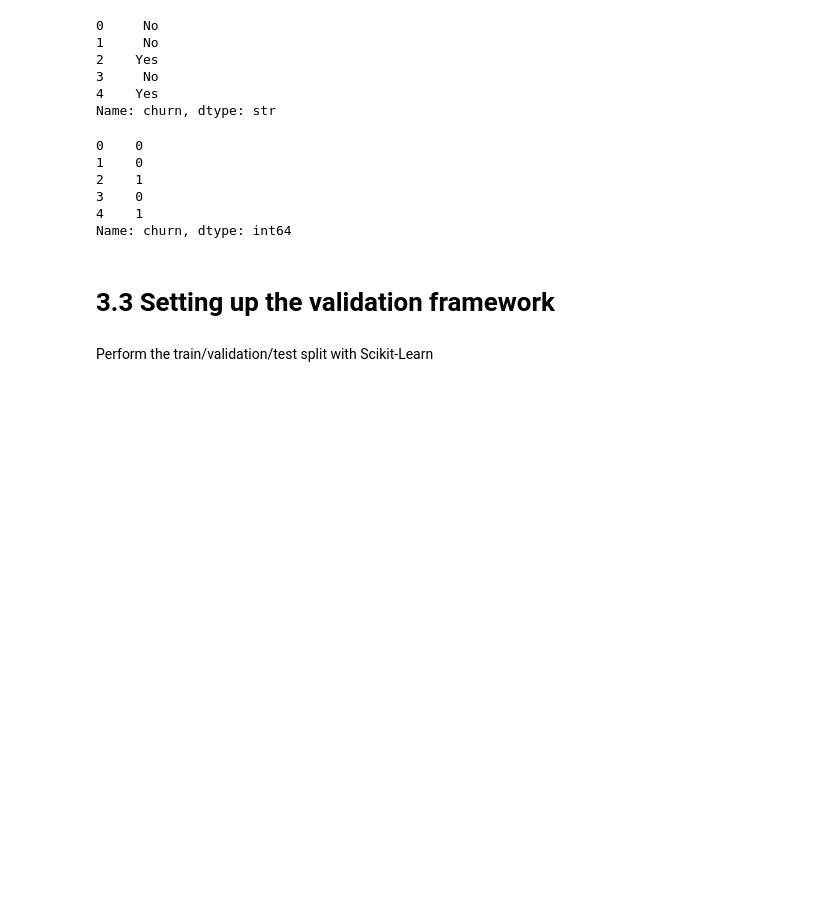
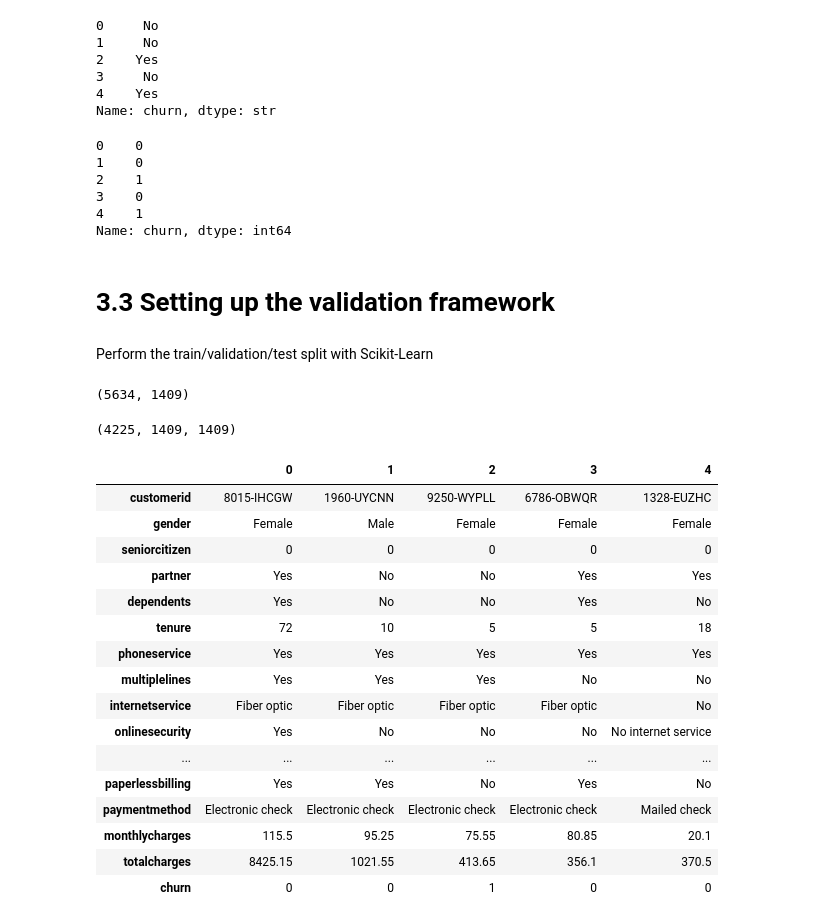
Before and after one commit to mireillehaddad/Machine-Learning, a Jupyter notebook: 03-Classification/churn-classification.ipynb, the cells around one changed output. Drawn from its saved outputs; the diff is of its cells as text; code cells hidden in the pictures; blank space fills up the shorter version.

```diff
--- a/03-Classification/churn-classification.ipynb
+++ b/03-Classification/churn-classification.ipynb
@@ -131,0 +134,16 @@ Perform the train/validation/test split with Scikit-Learn
+# %%
+df_full_train, df_test = train_test_split(df, test_size=0.2, random_state=1)
+# %%
+len(df_full_train), len(df_test)
+# %% [output]
+(5634, 1409)
+# %%
+df_train, df_val = train_test_split(df_full_train, test_size=0.25, random_state=1)
+# %%
+len(df_train), len(df_val), len(df_test)
+# %% [output]
+(4225, 1409, 1409)
+# %%
+df_train = df_train.reset_index(drop=True)
+df_val = df_val.reset_index(drop=True)
+df_test = df_test.reset_index(drop=True)
@@ -131,0 +154,20 @@ Perform the train/validation/test split with Scikit-Learn
+# %%
+df_train.head().T
+# %% [output]
+|  | 0 | 1 | 2 | 3 | 4 |
+| customerid | 8015-IHCGW | 1960-UYCNN | 9250-WYPLL | 6786-OBWQR | 1328-EUZHC |
+| gender | Female | Male | Female | Female | Female |
+| seniorcitizen | 0 | 0 | 0 | 0 | 0 |
+| partner | Yes | No | No | Yes | Yes |
+| dependents | Yes | No | No | Yes | No |
+| tenure | 72 | 10 | 5 | 5 | 18 |
+| phoneservice | Yes | Yes | Yes | Yes | Yes |
+| multiplelines | Yes | Yes | Yes | No | No |
+| internetservice | Fiber optic | Fiber optic | Fiber optic | Fiber optic | No |
+| onlinesecurity | Yes | No | No | No | No internet service |
+| ... | ... | ... | ... | ... | ... |
+| paperlessbilling | Yes | Yes | No | Yes | No |
+| paymentmethod | Electronic check | Electronic check | Electronic check | Electronic check | Mailed check |
+| monthlycharges | 115.5 | 95.25 | 75.55 | 80.85 | 20.1 |
+| totalcharges | 8425.15 | 1021.55 | 413.65 | 356.1 | 370.5 |
+| churn | 0 | 0 | 1 | 0 | 0 |
```
Also changed, not shown: parts of 48 cells of this notebook.
